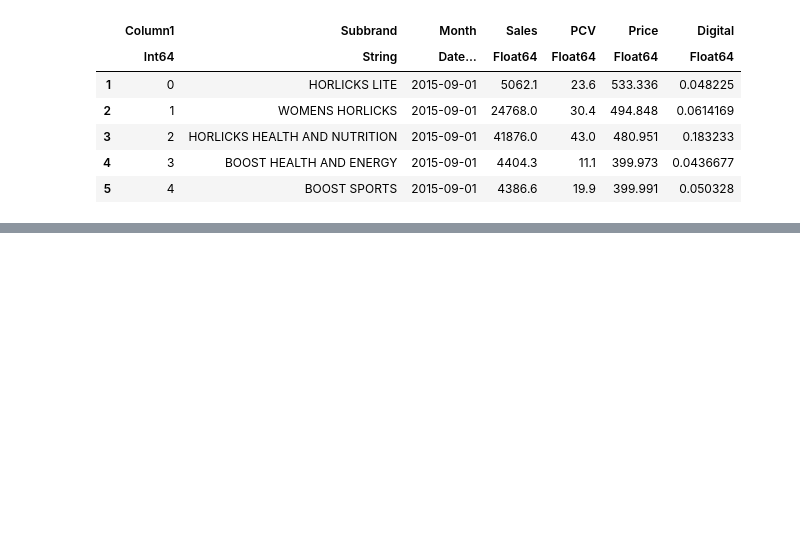
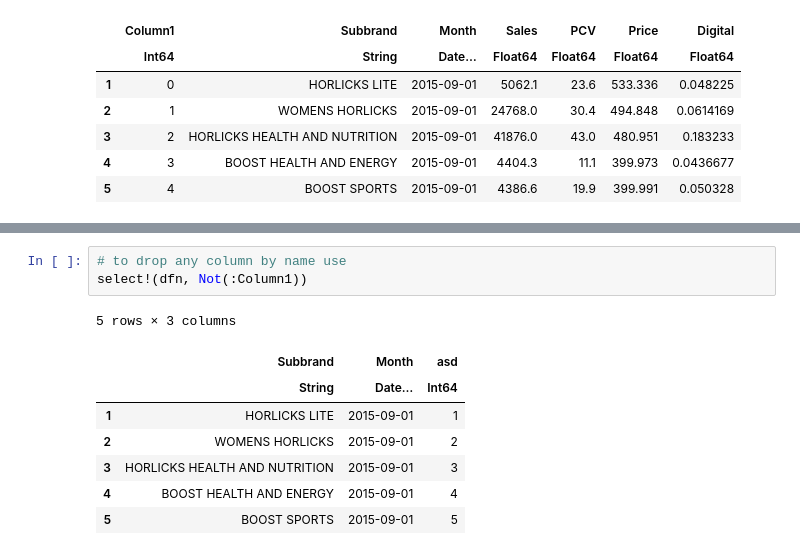
Before and after one commit to Nihal-197/julia---HackerEarth-Problems-Data-Science, a Jupyter notebook: Data Manipulation and Visualization/Data Manipulation and Visualization.ipynb, the cells around one changed output, grey strips where cells are left out. Saved outputs shown, nothing was run; the diff lists cells and outputs as text; blank space fills up the shorter version.

```diff
--- a/Data Manipulation and Visualization/Data Manipulation and Visualization.ipynb
+++ b/Data Manipulation and Visualization/Data Manipulation and Visualization.ipynb
@@ -451,0 +500,12 @@ first(iris, 5)
+# %%
+# to drop any column by name use
+select!(dfn, Not(:Column1))
+# %% [output]
+5 rows × 3 columns
+|  | Subbrand | Month | asd |
+|  | String | Date… | Int64 |
+| 1 | HORLICKS LITE | 2015-09-01 | 1 |
+| 2 | WOMENS HORLICKS | 2015-09-01 | 2 |
+| 3 | HORLICKS HEALTH AND NUTRITION | 2015-09-01 | 3 |
+| 4 | BOOST HEALTH AND ENERGY | 2015-09-01 | 4 |
+| 5 | BOOST SPORTS | 2015-09-01 | 5 |
```
Also changed, not shown: parts of 7 cells of this notebook.
